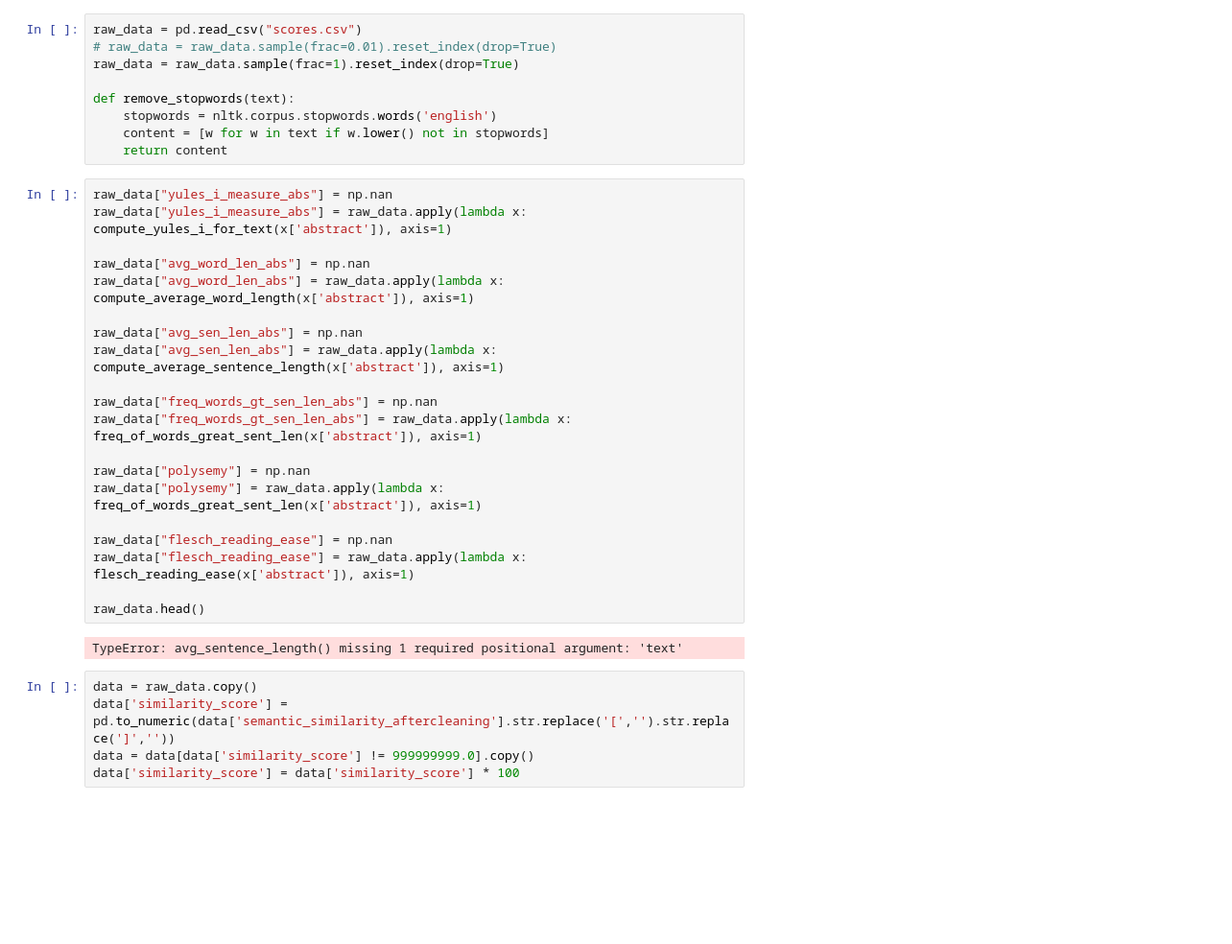
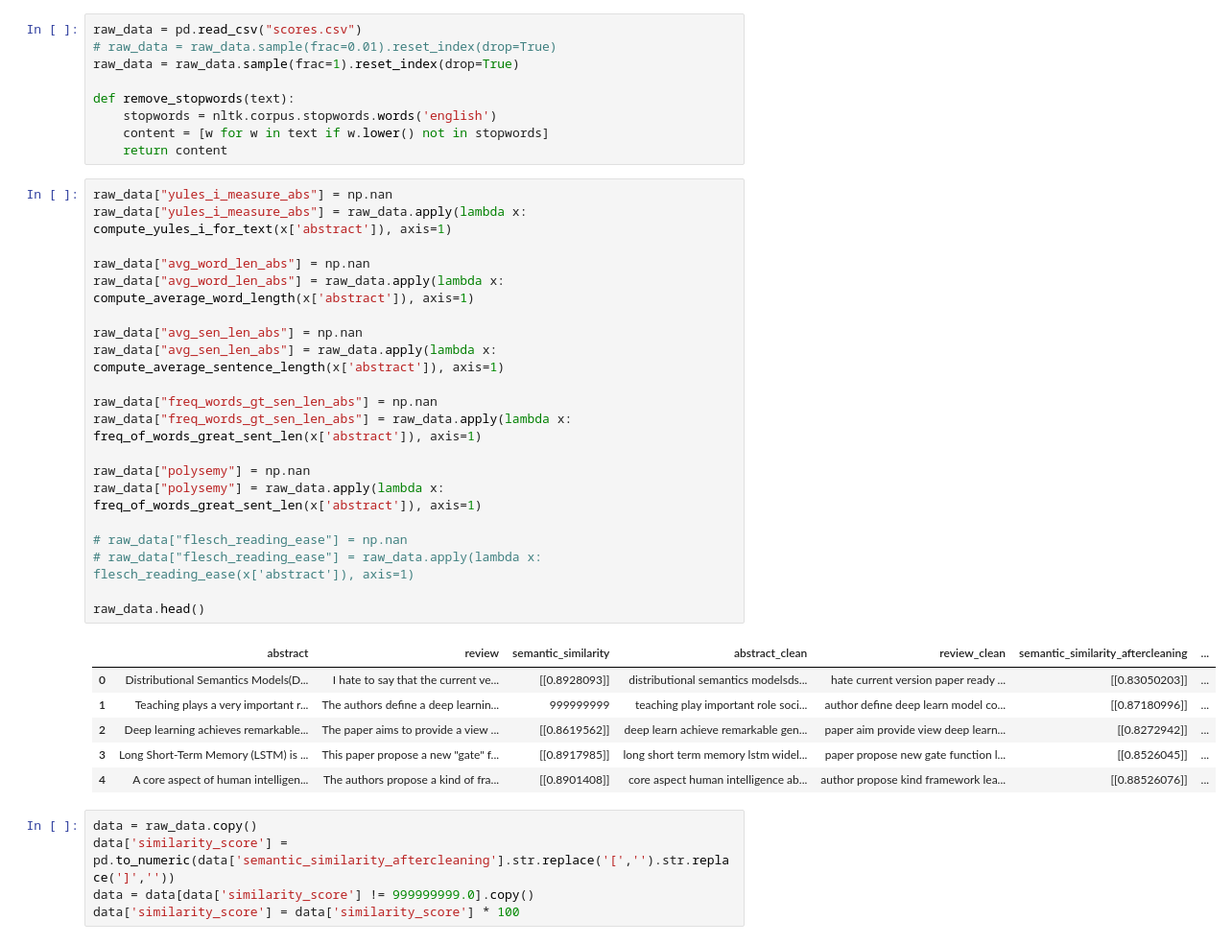
Before and after one commit to harishsiravuri/SciSci, a Jupyter notebook: FinalNotebook.ipynb, the cells around one changed output. Shown at 96% size. Cells and saved outputs as stored; diff of their text form; blank space fills up the shorter version.

```diff
--- a/FinalNotebook.ipynb
+++ b/FinalNotebook.ipynb
@@ -147,25 +147,30 @@ def remove_stopwords(text):
 # %%
 raw_data["yules_i_measure_abs"] = np.nan
 raw_data["yules_i_measure_abs"] = raw_data.apply(lambda x: compute_yules_i_for_text(x['abstract']), axis=1)
 
 raw_data["avg_word_len_abs"] = np.nan
 raw_data["avg_word_len_abs"] = raw_data.apply(lambda x: compute_average_word_length(x['abstract']), axis=1)
 
 raw_data["avg_sen_len_abs"] = np.nan
 raw_data["avg_sen_len_abs"] = raw_data.apply(lambda x: compute_average_sentence_length(x['abstract']), axis=1)
 
 raw_data["freq_words_gt_sen_len_abs"] = np.nan
 raw_data["freq_words_gt_sen_len_abs"] = raw_data.apply(lambda x: freq_of_words_great_sent_len(x['abstract']), axis=1)
 
 raw_data["polysemy"] = np.nan
 raw_data["polysemy"] = raw_data.apply(lambda x: freq_of_words_great_sent_len(x['abstract']), axis=1)
 
-raw_data["flesch_reading_ease"] = np.nan
-raw_data["flesch_reading_ease"] = raw_data.apply(lambda x: flesch_reading_ease(x['abstract']), axis=1)
+# raw_data["flesch_reading_ease"] = np.nan
+# raw_data["flesch_reading_ease"] = raw_data.apply(lambda x: flesch_reading_ease(x['abstract']), axis=1)
 
 raw_data.head()
 # %% [output]
-TypeError: avg_sentence_length() missing 1 required positional argument: 'text'
+|  | abstract | review | semantic_similarity | abstract_clean | review_clean | semantic_similarity_aftercleaning | ... |
+| 0 | Distributional Semantics Models(D... | I hate to say that the current ve... | [[0.8928093]] | distributional semantics modelsds... | hate current version paper ready ... | [[0.83050203]] | ... |
+| 1 | Teaching plays a very important r... | The authors define a deep learnin... | 999999999 | teaching play important role soci... | author define deep learn model co... | [[0.87180996]] | ... |
+| 2 | Deep learning achieves remarkable... | The paper aims to provide a view ... | [[0.8619562]] | deep learn achieve remarkable gen... | paper aim provide view deep learn... | [[0.8272942]] | ... |
+| 3 | Long Short-Term Memory (LSTM) is ... | This paper propose a new "gate" f... | [[0.8917985]] | long short term memory lstm widel... | paper propose new gate function l... | [[0.8526045]] | ... |
+| 4 | A core aspect of human intelligen... | The authors propose a kind of fra... | [[0.8901408]] | core aspect human intelligence ab... | author propose kind framework lea... | [[0.88526076]] | ... |
 # %%
 data = raw_data.copy()
 data['similarity_score'] = pd.to_numeric(data['semantic_similarity_aftercleaning'].str.replace('[','').str.replace(']',''))
```
Also changed, not shown: parts of 16 cells of this notebook, 1 other file.
